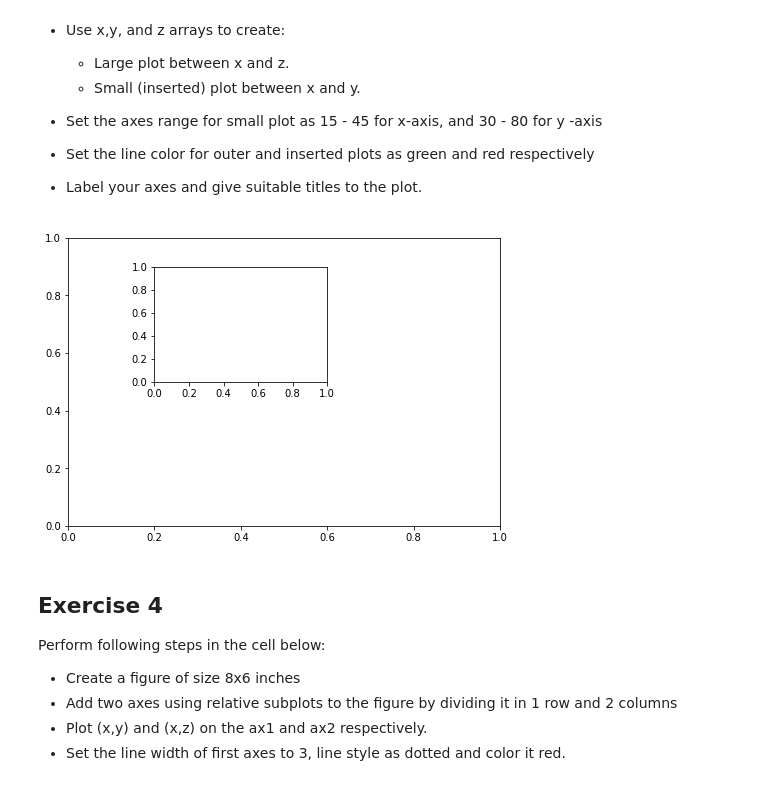
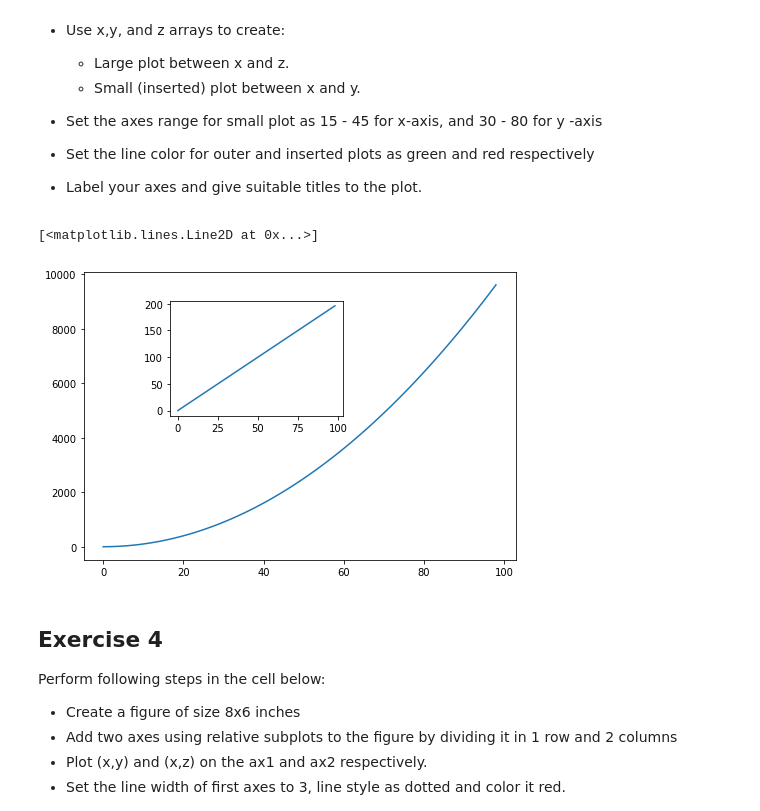
Before and after one commit to NomexHq/ds-matplotlib-intro-lab-nyc-ds-career-031119, a Jupyter notebook: index.ipynb, the cells around one changed output. Drawn from its saved outputs; the diff is of its cells as text; code cells hidden in the pictures.

```diff
--- a/index.ipynb
+++ b/index.ipynb
@@ -124,13 +124,14 @@ Perform following tasks in the cell below:
 # %%
 fig = plt.figure()
 ax1 = fig.add_axes([0,0,1,1])
 ax2 = fig.add_axes([0.2,0.5,.4,.4])
 
 ax1.plot(x,z)
 
-ax2.plot()
+ax2.plot(x,y)
 # %% [output]
+[<matplotlib.lines.Line2D at 0x...>]
-[figure, old version]
+[figure, new version]
 # %% [markdown]
 ## Exercise 4
 
```
